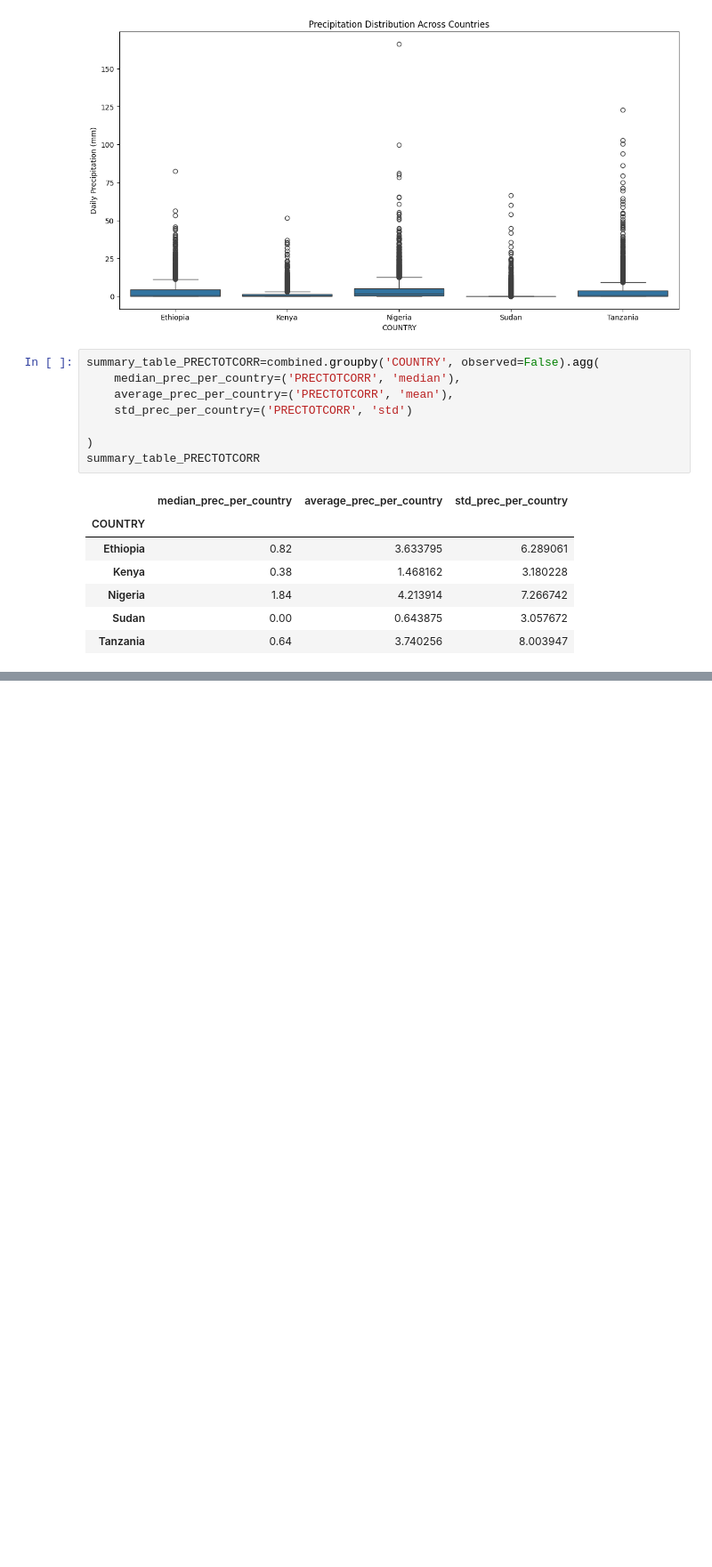
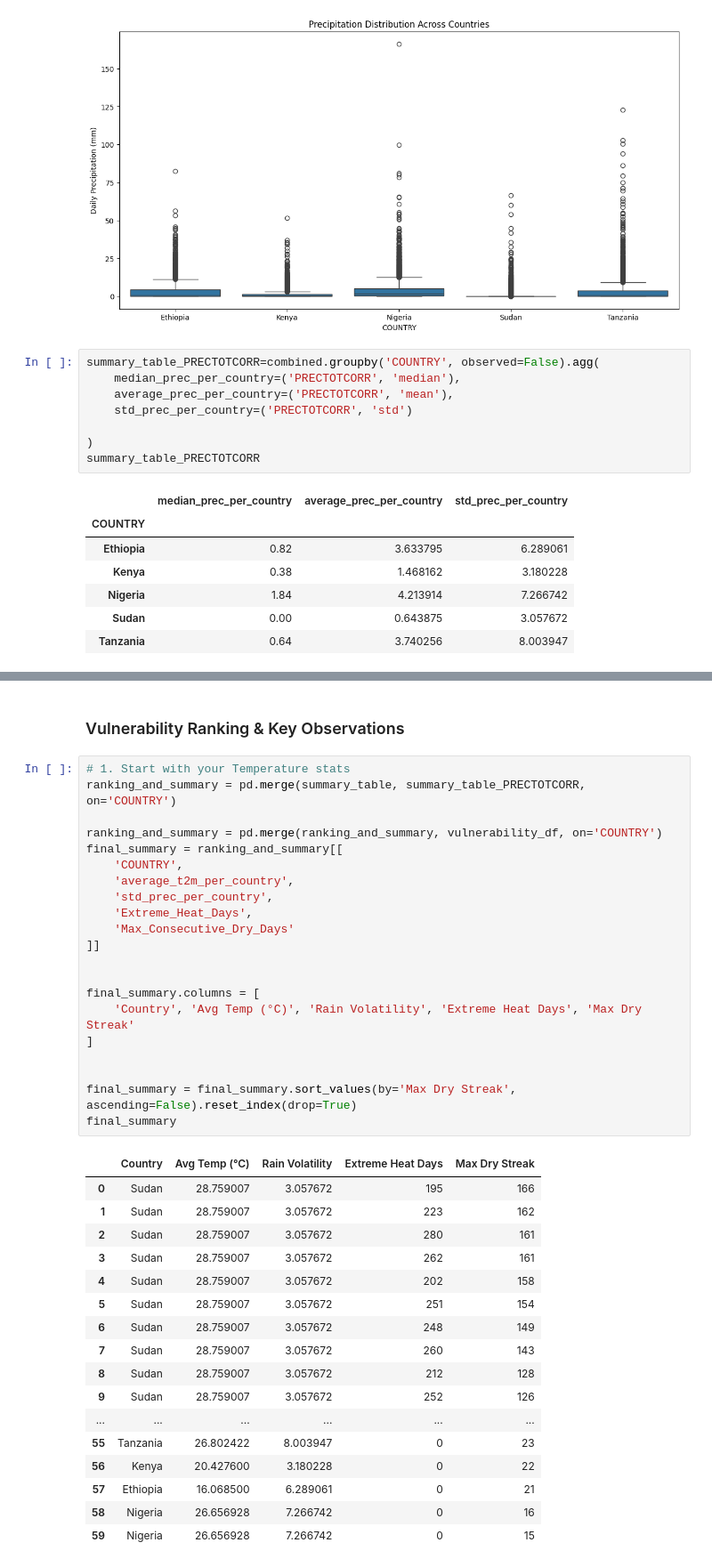
Before and after one commit to soliana-k/climate-challenge-week0, a Jupyter notebook: notebooks/compare_countries.ipynb, the cells around one changed output, grey strips where cells are left out. Shown at 89% size. Saved outputs shown, nothing was run; the diff lists cells and outputs as text; blank space fills up the shorter version.

```diff
--- a/notebooks/compare_countries.ipynb
+++ b/notebooks/compare_countries.ipynb
@@ -107,0 +170,41 @@ combined.loc[combined['T2M_MAX']>35]
+# %% [markdown]
+### Vulnerability Ranking & Key Observations
+# %%
+# 1. Start with your Temperature stats
+ranking_and_summary = pd.merge(summary_table, summary_table_PRECTOTCORR, on='COUNTRY')
+
+ranking_and_summary = pd.merge(ranking_and_summary, vulnerability_df, on='COUNTRY')
+final_summary = ranking_and_summary[[
+    'COUNTRY',
+    'average_t2m_per_country',
+    'std_prec_per_country',
+    'Extreme_Heat_Days',
+    'Max_Consecutive_Dry_Days'
+]]
+
+
+final_summary.columns = [
+    'Country', 'Avg Temp (°C)', 'Rain Volatility', 'Extreme Heat Days', 'Max Dry Streak'
+]
+
+
+final_summary = final_summary.sort_values(by='Max Dry Streak', ascending=False).reset_index(drop=True)
+final_summary
+# %% [output]
+|  | Country | Avg Temp (°C) | Rain Volatility | Extreme Heat Days | Max Dry Streak |
+| 0 | Sudan | 28.759007 | 3.057672 | 195 | 166 |
+| 1 | Sudan | 28.759007 | 3.057672 | 223 | 162 |
+| 2 | Sudan | 28.759007 | 3.057672 | 280 | 161 |
+| 3 | Sudan | 28.759007 | 3.057672 | 262 | 161 |
+| 4 | Sudan | 28.759007 | 3.057672 | 202 | 158 |
+| 5 | Sudan | 28.759007 | 3.057672 | 251 | 154 |
+| 6 | Sudan | 28.759007 | 3.057672 | 248 | 149 |
+| 7 | Sudan | 28.759007 | 3.057672 | 260 | 143 |
+| 8 | Sudan | 28.759007 | 3.057672 | 212 | 128 |
+| 9 | Sudan | 28.759007 | 3.057672 | 252 | 126 |
+| ... | ... | ... | ... | ... | ... |
+| 55 | Tanzania | 26.802422 | 8.003947 | 0 | 23 |
+| 56 | Kenya | 20.427600 | 3.180228 | 0 | 22 |
+| 57 | Ethiopia | 16.068500 | 6.289061 | 0 | 21 |
+| 58 | Nigeria | 26.656928 | 7.266742 | 0 | 16 |
+| 59 | Nigeria | 26.656928 | 7.266742 | 0 | 15 |
```
Also changed, not shown: parts of 12 cells of this notebook.
